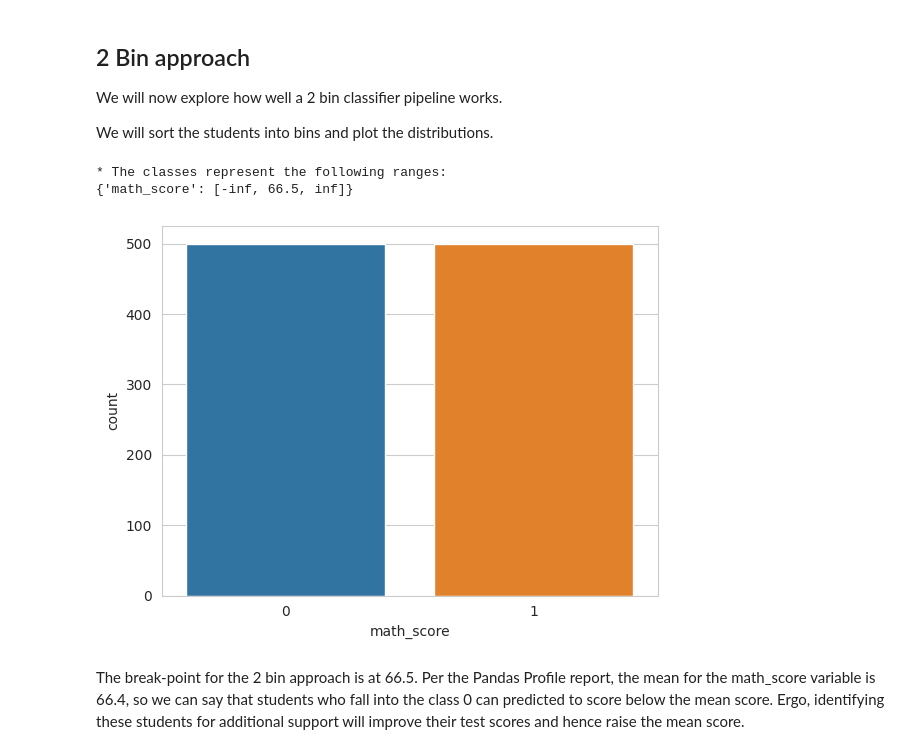
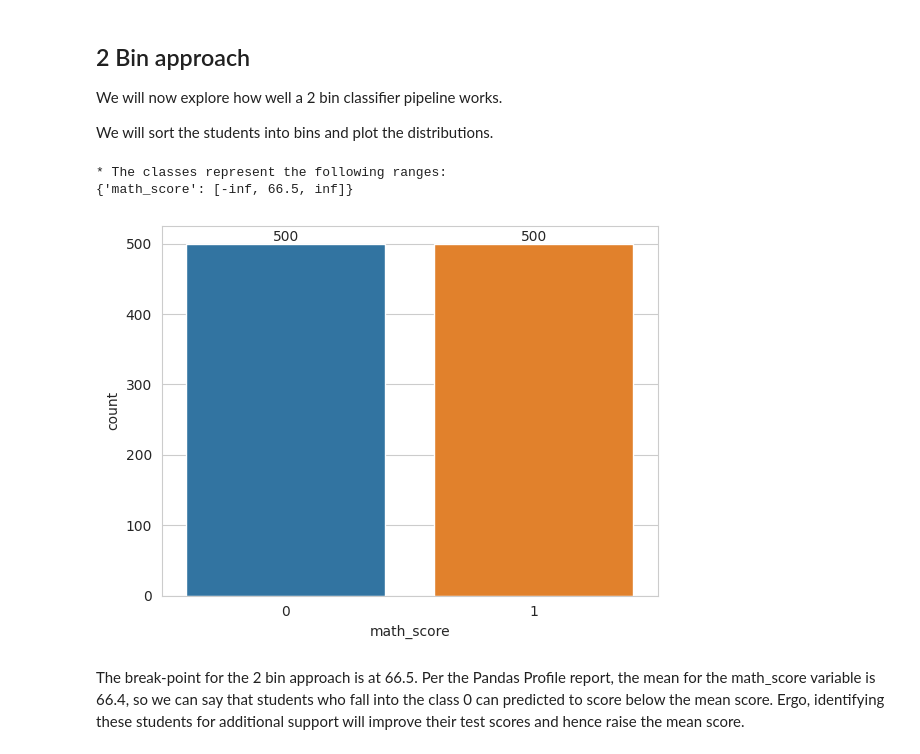
Before and after one commit to AdamBoley/Exam-Scores-Analysis, a Jupyter notebook: jupyter_notebooks/08b-math-score-model-classification.ipynb, the cells around one changed output. Saved outputs shown, nothing was run; the diff lists cells and outputs as text; code cells hidden in the pictures.

```diff
--- a/jupyter_notebooks/08b-math-score-model-classification.ipynb
+++ b/jupyter_notebooks/08b-math-score-model-classification.ipynb
@@ -236,14 +236,15 @@ We will sort the students into bins and plot the distributions.
 # %%
 disc_efd_2 = EqualFrequencyDiscretiser(q=2, variables=['math_score'])
 df_maths_clf_efd_2 = disc_efd_2.fit_transform(df_maths)
 
 print(f"* The classes represent the following ranges: \n{disc_efd_2.binner_dict_} \n")
-sns.countplot(data=df_maths_clf_efd_2, x='math_score')
+fig_maths_clf_efd_2 = sns.countplot(data=df_maths_clf_efd_2, x='math_score')
+plt.bar_label(fig_maths_clf_efd_2.containers[0])
 plt.show()
 # %% [output]
 * The classes represent the following ranges:
 {'math_score': [-inf, 66.5, inf]}
-[figure, old version]
+[figure, new version]
 # %% [markdown]
 The break-point for the 2 bin approach is at 66.5. Per the Pandas Profile report, the mean for the math_score variable is 66.4, so we can say that students who fall into the class 0 can predicted to score below the mean score. Ergo, identifying these students for additional support will improve their test scores and hence raise the mean score.
 # %%
```
Also changed, not shown: parts of 2 cells of this notebook, 3 other files.
